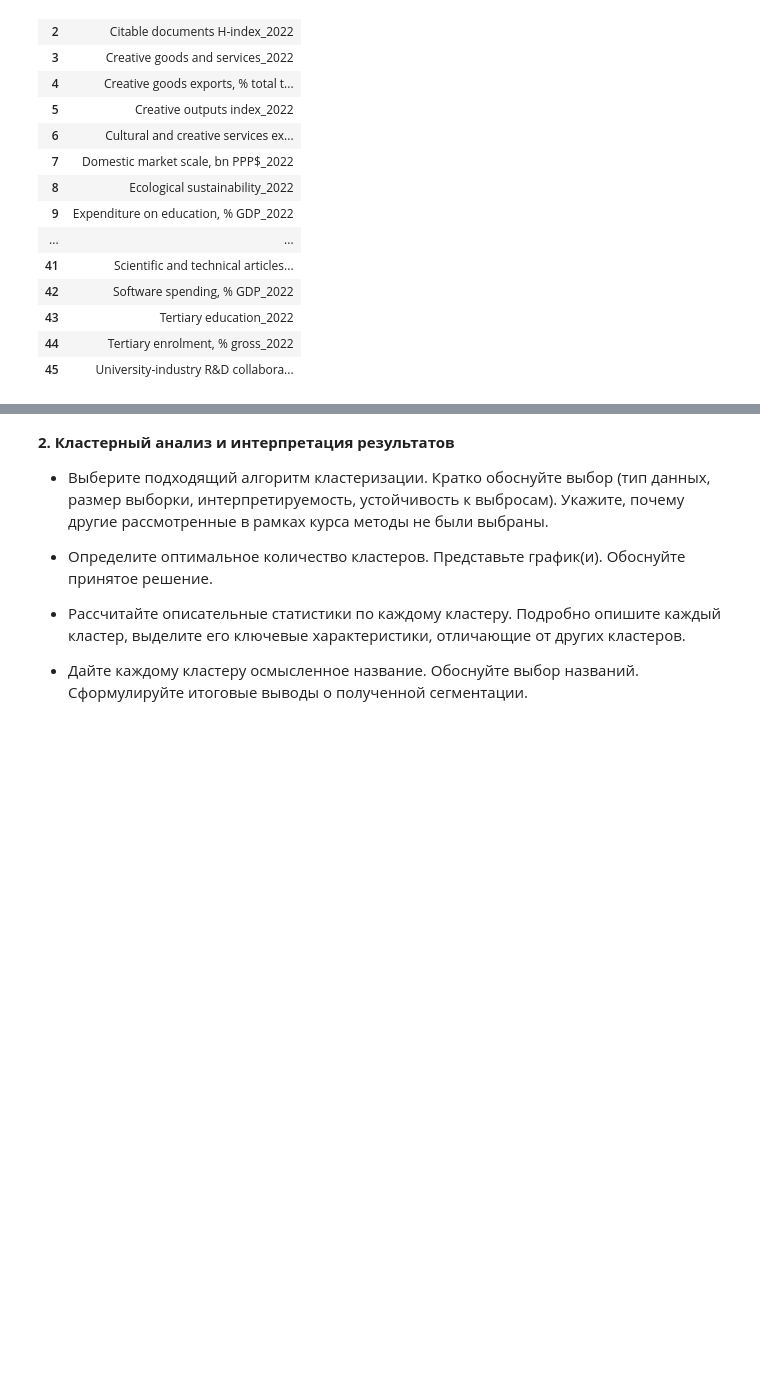
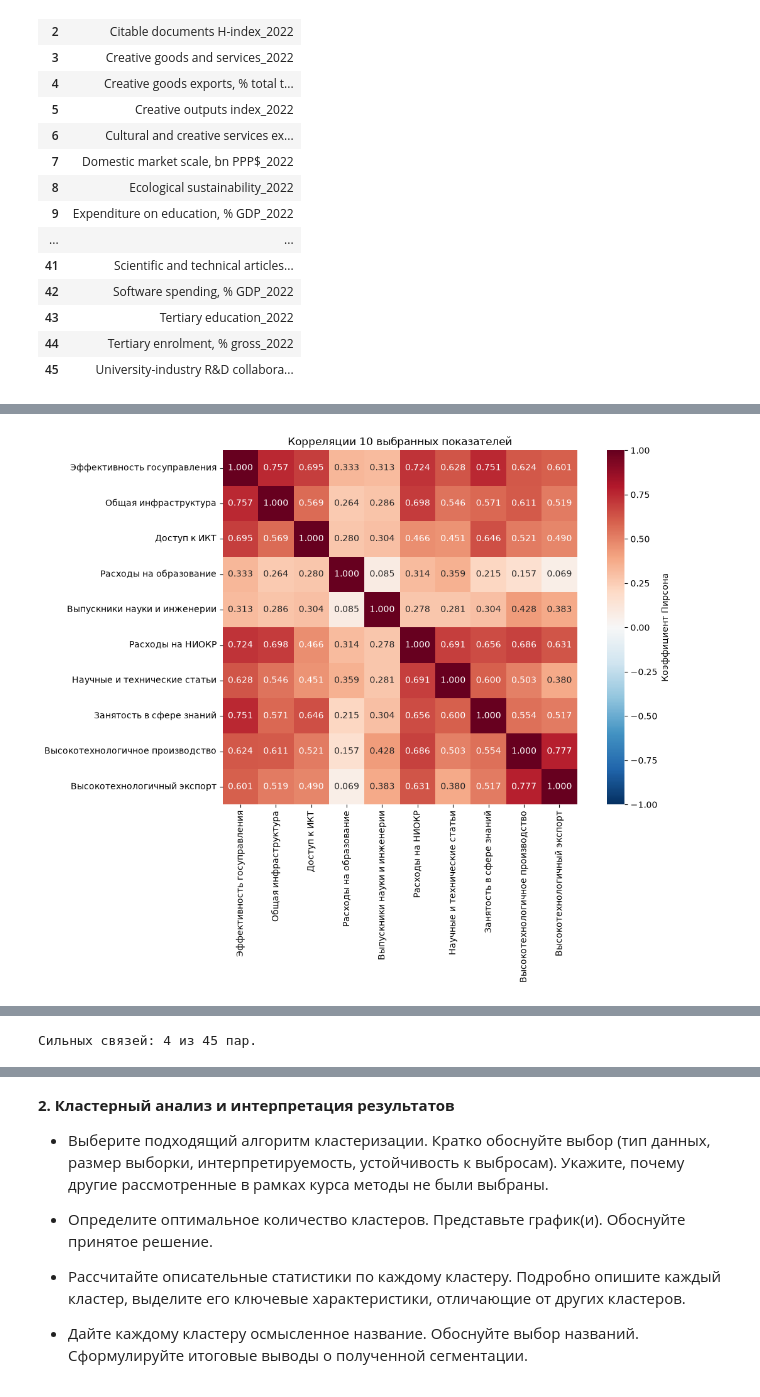
Before and after one commit to NickNatGame/Andan, a Jupyter notebook: NIS_ПЗ3.ipynb, the cells around one changed output, grey strips where cells are left out. Drawn from its saved outputs; the diff is of its cells as text; code cells hidden in the pictures; blank space fills up the shorter version.

Commit message:
first task 3 prac

```diff
--- a/NIS_ПЗ3.ipynb
+++ b/NIS_ПЗ3.ipynb
@@ -171,0 +187,52 @@ print(f'Исключено стран с пропусками: {len(df1) - len(X
+# %%
+from scipy.stats import pearsonr
+
+feature_names = dict(zip(features, [
+    'Эффективность госуправления',
+    'Общая инфраструктура',
+    'Доступ к ИКТ',
+    'Расходы на образование',
+    'Выпускники науки и инженерии',
+    'Расходы на НИОКР',
+    'Научные и технические статьи',
+    'Занятость в сфере знаний',
+    'Высокотехнологичное производство',
+    'Высокотехнологичный экспорт',
+]))
+
+corr_matrix = X.corr(method='pearson')
+#display(corr_matrix.rename(index=feature_names, columns=feature_names).round(3))
+
+plt.figure(figsize=(12, 9))
+sns.heatmap(
+    corr_matrix.rename(index=feature_names, columns=feature_names),
+    annot=True, fmt='.3f', cmap='RdBu_r', vmin=-1, vmax=1,
+    square=True, cbar_kws={'label': 'Коэффициент Пирсона'},
+)
+
+plt.title('Корреляции 10 выбранных показателей')
+plt.tight_layout()
+plt.show()
+
+pairs = []
+for i, first in enumerate(features):
+    for second in features[i + 1:]:
+        r, p_value = pearsonr(X[first], X[second])
+        pairs.append({
+            'Признак 1': feature_names[first],
+            'Признак 2': feature_names[second],
+            'r': r,
+            'p_value': p_value,
+        })
+
+correlation_pairs = pd.DataFrame(pairs)
+correlation_pairs['Значима (p < 0.05)'] = correlation_pairs['p_value'] < 0.05
+
+strong_pairs = correlation_pairs.loc[
+    correlation_pairs['r'].abs() >= 0.7
+].sort_values('r', ascending=False)
+
+display(strong_pairs.reset_index(drop=True))
+print(f'Сильных связей: {len(strong_pairs)} из {len(correlation_pairs)} пар.')
+# %% [output]
+[figure, added]
@@ -171,0 +244 @@ print(f'Исключено стран с пропусками: {len(df1) - len(X
+Сильных связей: 4 из 45 пар.
```
Also changed, not shown: parts of 14 cells of this notebook.
